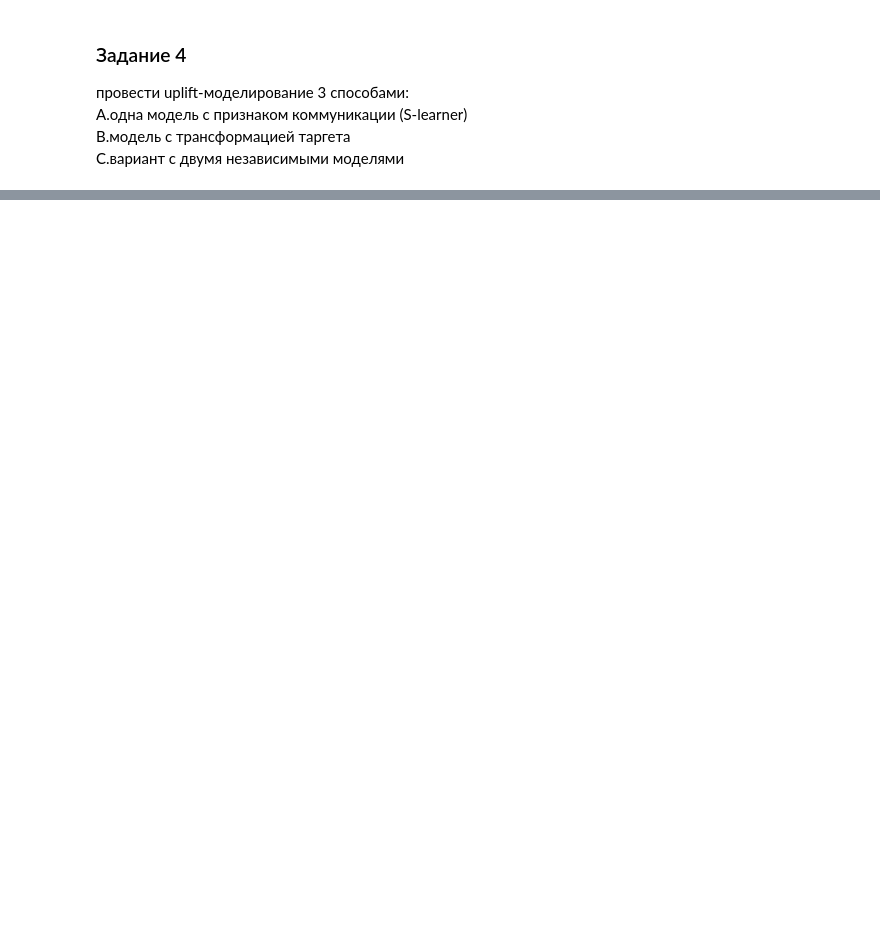
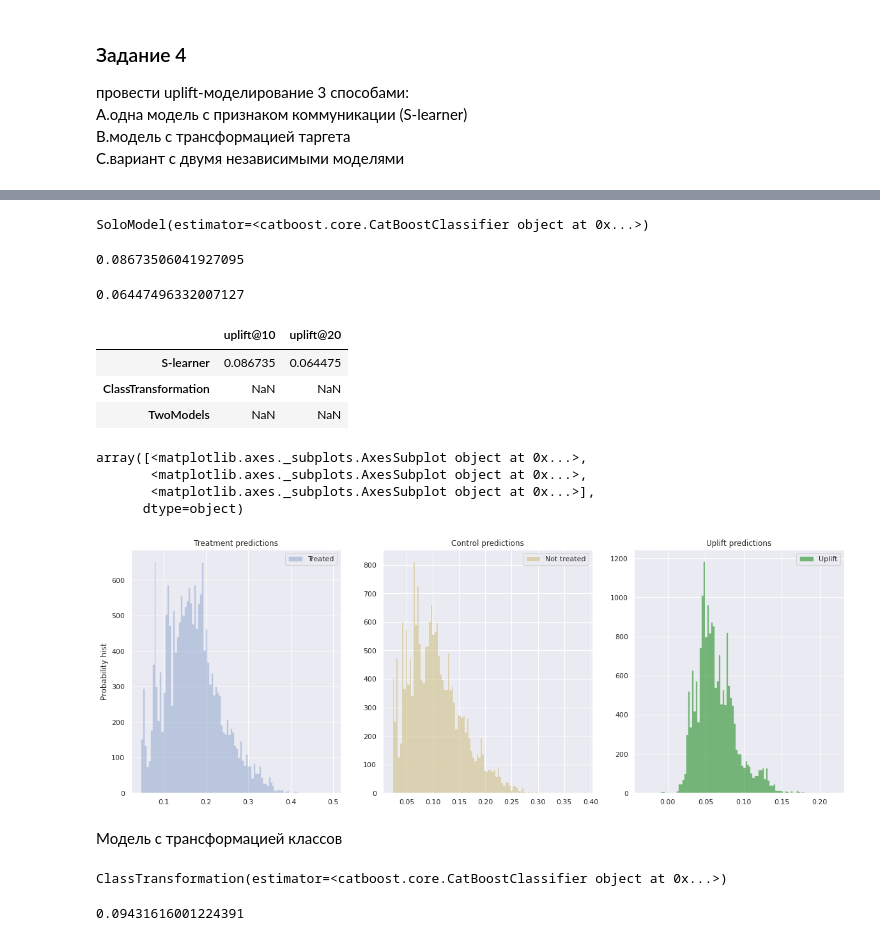
Before and after one commit to Segrey372017/gb_ML_in_business, a Jupyter notebook: ssmirnov_ml_business_HW4.ipynb, the cells around one changed output, grey strips where cells are left out. Cells and saved outputs as stored; diff of their text form; code cells hidden in the pictures; blank space fills up the shorter version.

```diff
--- a/ssmirnov_ml_business_HW4.ipynb
+++ b/ssmirnov_ml_business_HW4.ipynb
@@ -189,9 +164,7 @@ Index(['recency', 'history', 'used_discount', 'used_bogo', 'zip_code',
 ### Задание 3
 <p> сделать разбиение набора данных не тренировочную и тестовую выборки</p>
 # %%
-feats_col = ['recency', 'history', 'used_discount', 'used_bogo',
-       'is_referral', 'Rural', 'Surburban',
-       'Urban', 'Multichannel', 'Phone', 'Web']
+feats_col = ['recency','history','used_discount','used_bogo','zip_code', 'is_referral', 'channel']
 treat_col = ['treatment']
 target_col = ['target']
 # %%
@@ -281,6 +221,0 @@ two_models = TwoModels(LGBMClassifier(n_estimators = 100, random_state= 10),
-# %%
-# обучаем модели на тренировочных данных
-%%time
-S_learn.fit(X_train, y_train, t_train)
-Ctransform.fit(X_train, y_train, t_train)
-two_models.fit(X_train, y_train, t_train)
@@ -291,2 +221,0 @@ lgbm = LGBMClassifier()
-# %%
-lgbm.fit(X_train, y_train)
@@ -304,0 +235,6 @@ y_test.values
+# %%
+S_learn = SoloModel(estimator = CatBoostClassifier(iterations = 30, cat_features= cat_cols, random_state= 42, silent= True))
+# %%
+S_learn.fit(X_train, y_train, t_train)
+# %% [output]
+SoloModel(estimator=<catboost.core.CatBoostClassifier object at 0x...>)
@@ -304,0 +243,39 @@ y_test.values
+# %%
+# оцениваем результативность модели
+score_10 = uplift_at_k(y_true = y_test,
+                       uplift = y_sm_pred,
+                       treatment = t_test,
+                       strategy = 'overall',
+                       k = 0.1) # расчет для 10 квантили
+score_10
+# %% [output]
+0.08673506041927095
+# %%
+score_20 = uplift_at_k(y_true = y_test,
+                       uplift = y_sm_pred,
+                       treatment = t_test,
+                       strategy = 'overall',
+                       k = 0.2) # расчет для 20 квантили
+score_20
+# %% [output]
+0.06447496332007127
+# %%
+# запишем результат
+score_tab['uplift@10'].loc['S-learner'] = score_10
+score_tab['uplift@20'].loc['S-learner'] = score_20
+score_tab
+# %% [output]
+|  | uplift@10 | uplift@20 |
+| S-learner | 0.086735 | 0.064475 |
+| ClassTransformation | NaN | NaN |
+| TwoModels | NaN | NaN |
+# %%
+plot_uplift_preds(S_learn.trmnt_preds_, S_learn.ctrl_preds_)
+# %% [output]
+array([<matplotlib.axes._subplots.AxesSubplot object at 0x...>,
+       <matplotlib.axes._subplots.AxesSubplot object at 0x...>,
+       <matplotlib.axes._subplots.AxesSubplot object at 0x...>],
+      dtype=object)
+[figure, added]
+# %% [markdown]
+Модель с трансформацией классов
@@ -304,0 +284,4 @@ y_test.values
+# %%
+cls_tr.fit(X_train, y_train, t_train)
+# %% [output]
+ClassTransformation(estimator=<catboost.core.CatBoostClassifier object at 0x...>)
@@ -304,0 +290,10 @@ y_test.values
+# %%
+# оцениваем результативность модели
+score_10 = uplift_at_k(y_true = y_test,
+                       uplift = y_ct_pred,
+                       treatment = t_test,
+                       strategy = 'overall',
+                       k = 0.1) # расчет для 10 квантили
+score_10
+# %% [output]
+0.09431616001224391
```
Also changed, not shown: parts of 49 cells of this notebook.
